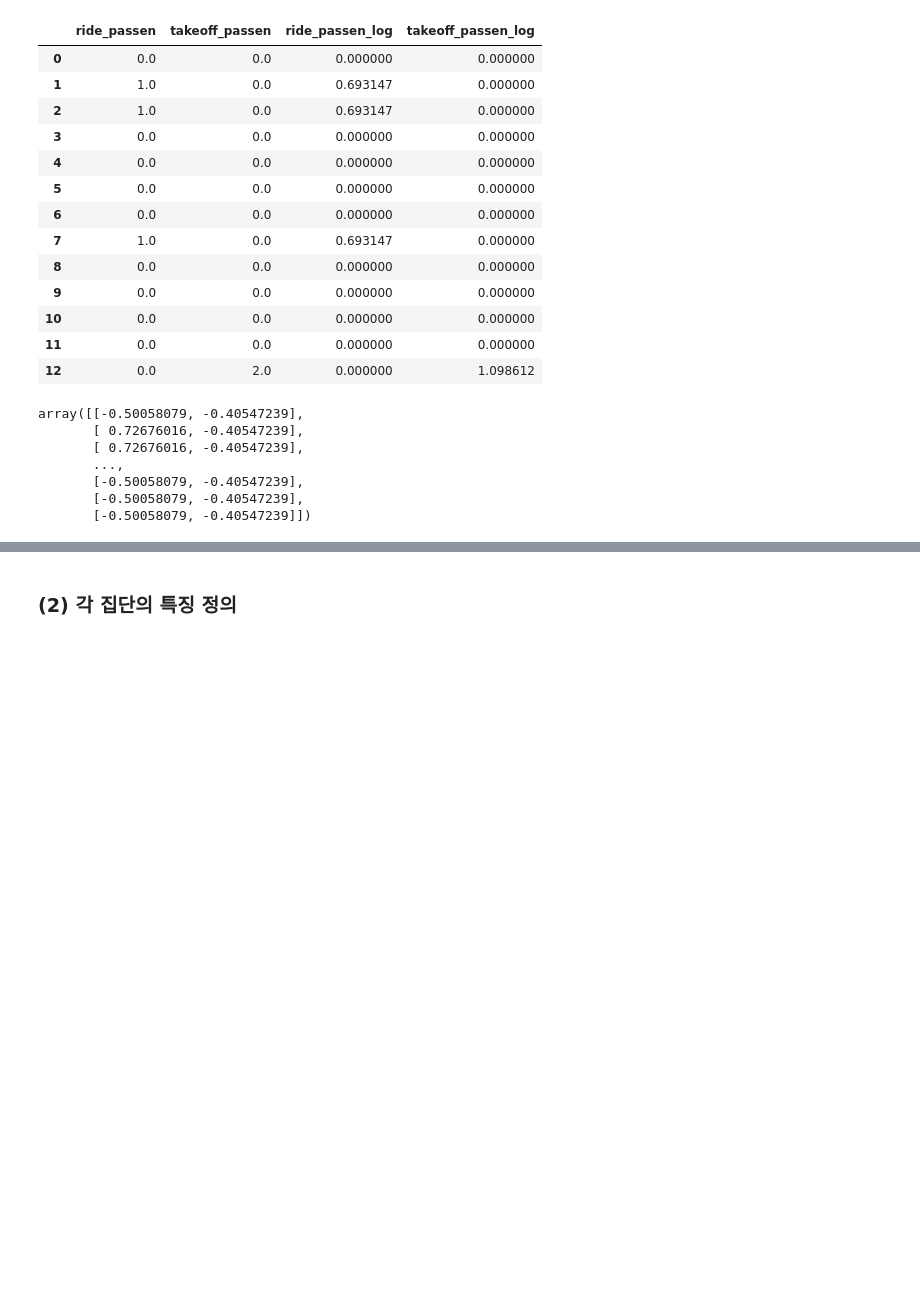
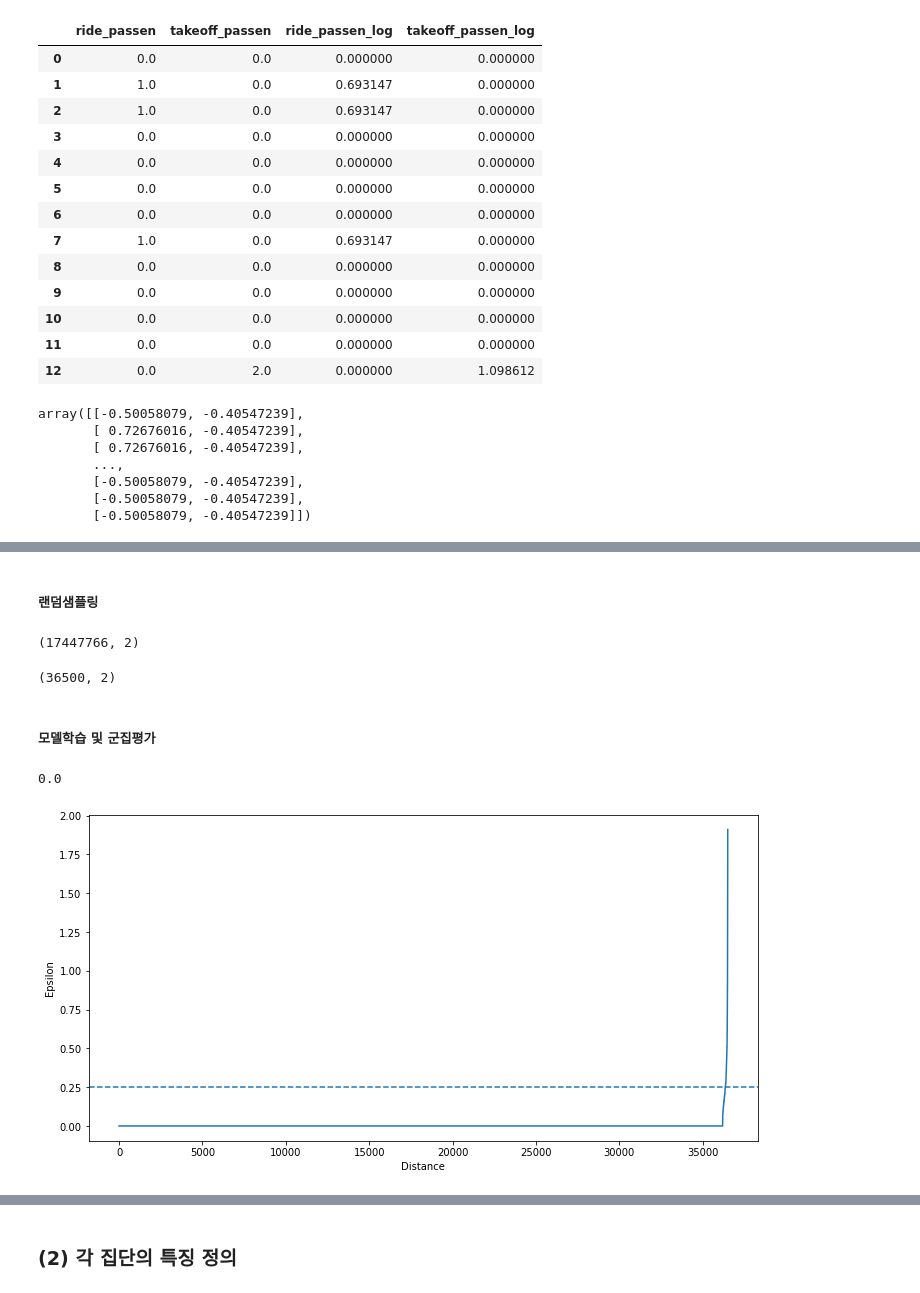
Before and after one commit to Group-Kuda/Kuda_season3, a Jupyter notebook: Project/퇴근시간 버스 승차인원 예측/code/다은/#3_퇴근시간_버스_승차인원_예측.ipynb, the cells around one changed output, grey strips where cells are left out. Drawn from its saved outputs; the diff is of its cells as text; code cells hidden in the pictures; blank space fills up the shorter version.

```diff
--- a/Project/퇴근시간 버스 승차인원 예측/code/다은/#3_퇴근시간_버스_승차인원_예측.ipynb
+++ b/Project/퇴근시간 버스 승차인원 예측/code/다은/#3_퇴근시간_버스_승차인원_예측.ipynb
@@ -508,0 +517,14 @@ def visualize_silhouette(cluster_lists, X_features):
+# %% [markdown]
+##### 랜덤샘플링
+# %%
+train_passen_scaled = pd.DataFrame(train_passen_scaled)
+train_passen_scaled.shape
+# %% [output]
+(17447766, 2)
+# %%
+train_scaled_sample = train_passen_scaled.sample(n=36500, random_state=1)
+train_scaled_sample.shape
+# %% [output]
+(36500, 2)
+# %% [markdown]
+##### 모델학습 및 군집평가
@@ -509 +533,20 @@ def visualize_silhouette(cluster_lists, X_features):
+# %%
+## 최적 파라미터
+from sklearn.neighbors import NearestNeighbors
+
+neigh = NearestNeighbors(n_neighbors=5) # calculating distances
+neigh.fit(train_scaled_sample)
+
+distances, indices = neigh.kneighbors(train_scaled_sample) # indices and distance values
+
+plt.figure(figsize=(12, 6))
+plt.plot(np.sort(distances[:, 4])) # sorted distances
+# plt.axvline(178, 0, 2, ls='--')
+plt.axhline(0.25, 0, 200, ls='--')
+plt.xlabel('Distance')
+plt.ylabel('Epsilon')
+print( np.sort(distances[:, 4])[178] ) #그래프가 급격히 상승하는 최적의 거리 epsilon를 선택
+# %% [output]
+0.0
+[figure, added]
 # %%
```
Also changed, not shown: parts of 110 cells of this notebook.
